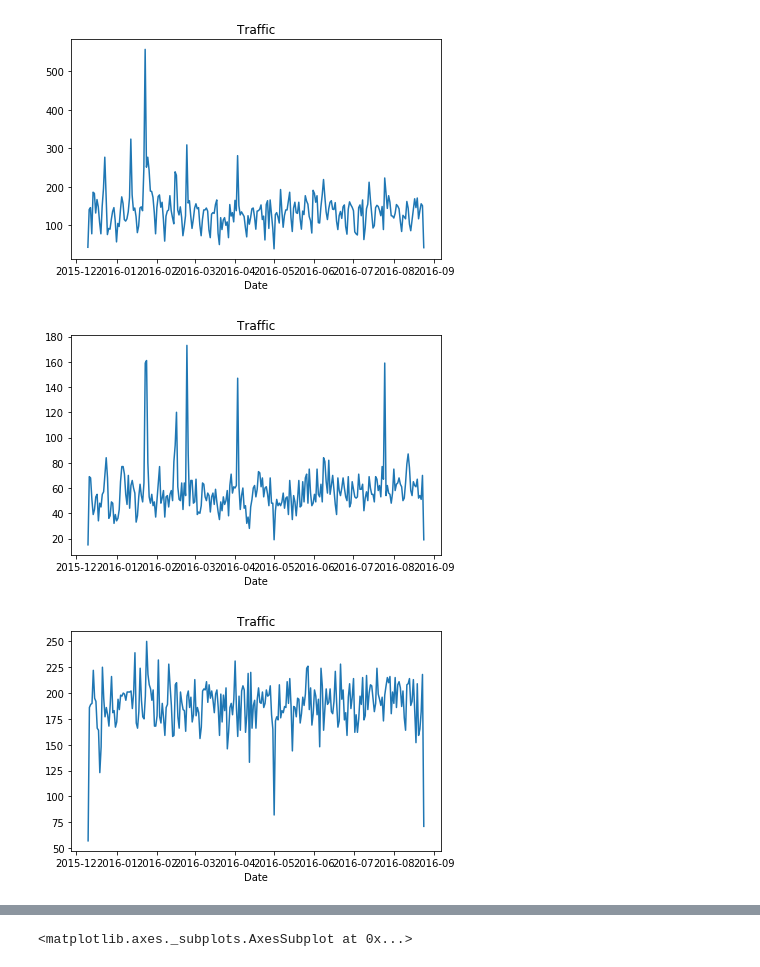
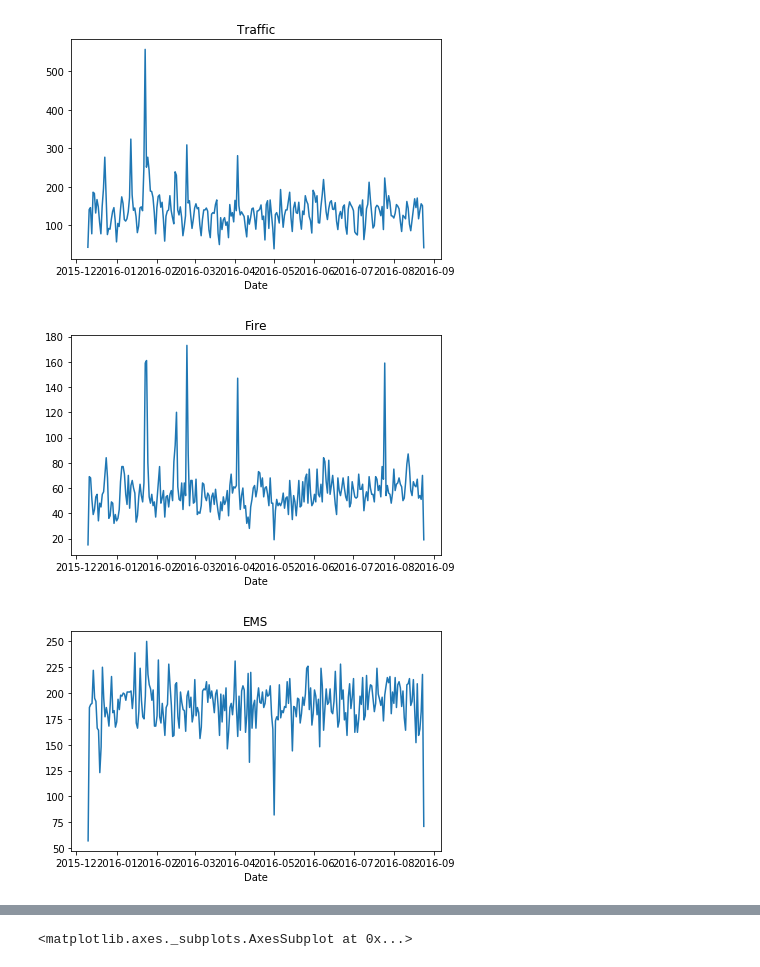
Before and after one commit to Saiyam-3/Data-Analysis-of-emergency-calls-made-to-911, a Jupyter notebook: 911 Calls Project.ipynb, the cells around one changed output, grey strips where cells are left out. Drawn from its saved outputs; the diff is of its cells as text; code cells hidden in the pictures.

```diff
--- a/911 Calls Project.ipynb
+++ b/911 Calls Project.ipynb
@@ -178,6 +121,6 @@ df.head()
 # %%
 dmap = {0:'Mon',1:'Tue',2:'Wed',3:'Thu',4:'Fri',5:'Sat',6:'Sun'}
-df['dayofweek']=df['dayofweek'].map(dmap)
+df['Day of Week']=df['dayofweek'].map(dmap)
 # %%
 df.head()
 # %% [output]
@@ -278,13 +199,13 @@ plt.tight_layout()
 [figure]
 # %%
 df[df['Reason']=='Fire'].groupby('Date').count()['lat'].plot()
-plt.title('Traffic')
+plt.title('Fire')
 plt.tight_layout()
 # %% [output]
-[figure, old version]
+[figure, new version]
 # %%
 df[df['Reason']=='EMS'].groupby('Date').count()['lat'].plot()
-plt.title('Traffic')
+plt.title('EMS')
 plt.tight_layout()
 # %% [output]
-[figure, old version]
+[figure, new version]
```
Also changed, not shown: parts of 34 cells of this notebook.
